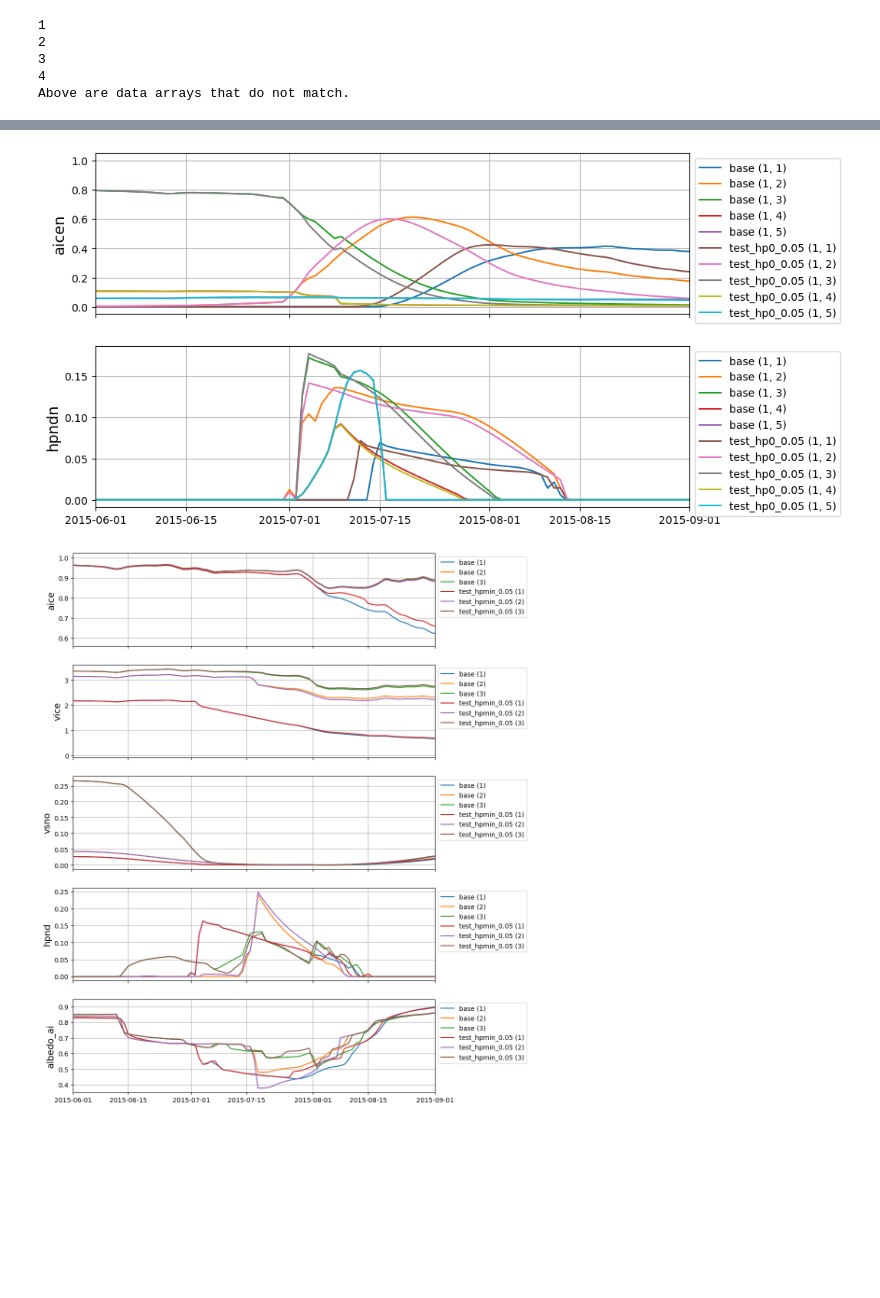
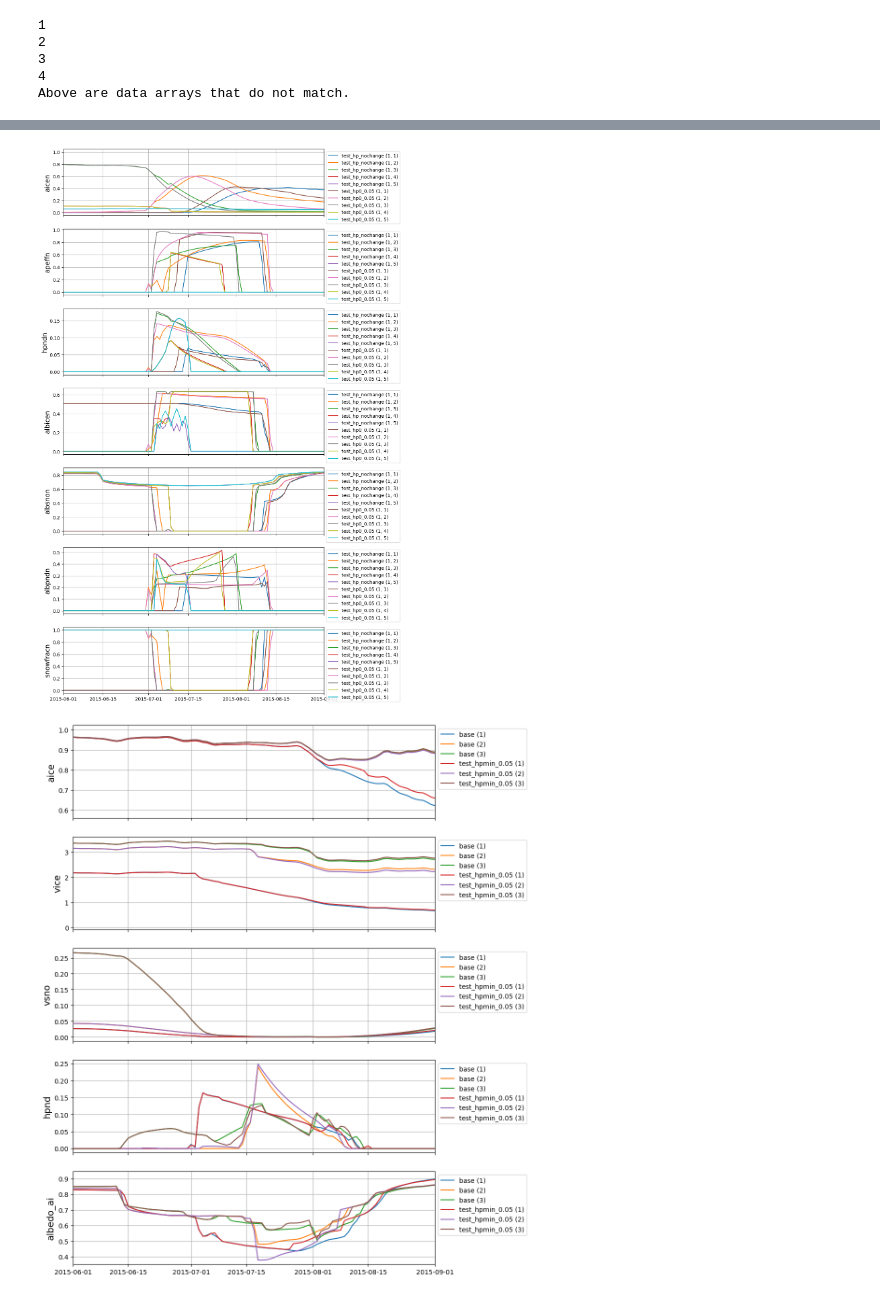
Before and after one commit to davidclemenssewall/icepack_postprocessing, a Jupyter notebook: validate_pond_optical_property_namelist.ipynb, the cells around one changed output, grey strips where cells are left out. Saved outputs shown, nothing was run; the diff lists cells and outputs as text; code cells hidden in the pictures; blank space fills up the shorter version.

```diff
--- a/validate_pond_optical_property_namelist.ipynb
+++ b/validate_pond_optical_property_namelist.ipynb
@@ -91,14 +91,14 @@ f, axs = ipt.plot_handler(run_plot_dict, var_names, hist_dict, xlim=xlim, resamp
 # %%
 # Highlight what's happening with per category pond depths and area fraction for ni= 1
-run_plot_dict = {"base": [1],
+run_plot_dict = {"test_hp_nochange": [1],
                  "test_hp0_0.05": [1],
                  }
-var_names = ['aicen', 'hpndn']
+var_names = ['aicen', 'apeffn', 'hpndn', 'albicen', 'albsnon', 'albpndn', 'snowfracn']
 xlim = [datetime.datetime.fromisoformat('2015-06-01'),
                   datetime.datetime.fromisoformat('2015-09-01')]
 
 f, axs = ipt.plot_handler(run_plot_dict, var_names, hist_dict, xlim=xlim, resample='D')
 # %% [output]
-[figure, old version]
+[figure, new version]
 # %%
 # Plot comparison with hpmin = 0.05
```
Also changed, not shown: parts of 7 cells of this notebook, 3 other files.
